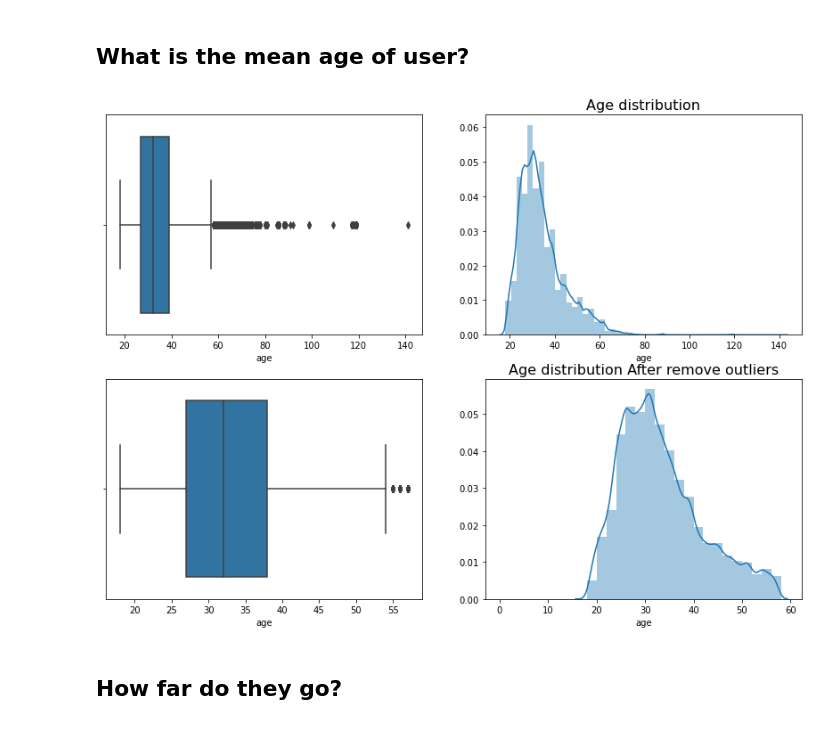
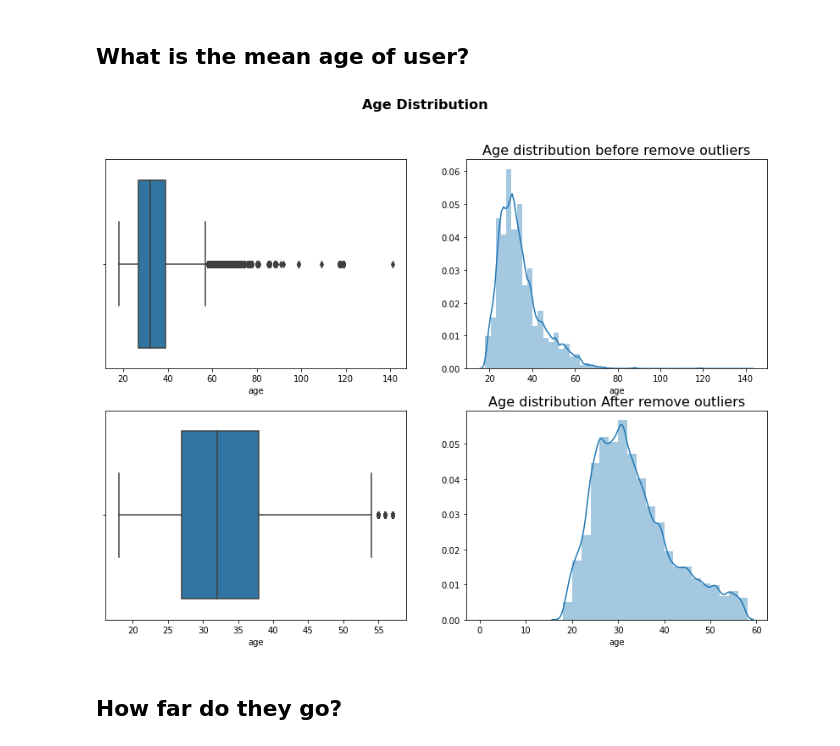
Before and after one commit to AhmedAdelDraz/bikeshare_visualization, a Jupyter notebook: exploration_template.ipynb, the cells around one changed output. Cells and saved outputs as stored; diff of their text form; code cells hidden in the pictures.

```diff
--- a/exploration_template.ipynb
+++ b/exploration_template.ipynb
@@ -51,18 +53,18 @@ df.member_birth_year = df.member_birth_year.astype(int)
 # %%
-def haversine_np(lon1, lat1, lon2, lat2):
+def haversine(longitude_1, latitude_1, longitude_2, latitude_2):
     """
     Calculate the great circle distance between two points
     on the earth (specified in decimal degrees)
     All args must be of equal length.
     """
-    lon1, lat1, lon2, lat2 = map(np.radians, [lon1, lat1, lon2, lat2])
-    dlon = lon2 - lon1
-    dlat = lat2 - lat1
-    a = np.sin(dlat/2.0)**2 + np.cos(lat1) * np.cos(lat2) * np.sin(dlon/2.0)**2
+    longitude_1, latitude_1, longitude_2, latitude_2 = map(np.radians, [longitude_1, latitude_1, longitude_2, latitude_2])
+    longitude_diff = longitude_2 - longitude_1
+    latitude_diff = latitude_2 - latitude_1
+    a = np.sin(latitude_diff/2.0)**2 + np.cos(latitude_1) * np.cos(latitude_2) * np.sin(longitude_diff/2.0)**2
     c = 2 * np.arcsin(np.sqrt(a))
-    m = 6367 * c * 1000
-    m = m.astype(int)
-    return m
+    distance = 6367 * c * 1000
+    distance = distance.astype(int)
+    return distance
 # %%
 def hour_style(x):
     if x >12:
@@ -95,7 +97,7 @@ Extract new features
 days = {0:'Monday',1:'Tuesday',2:'Wednesday',3:'Thursday',4:'Friday',5:'Saturday',6:'Sunday'}
 
 df['duration_min'] = df.duration_sec // 60
-df['distance_meter'] = haversine_np(df.start_station_longitude,df.start_station_latitude,\
+df['distance_meter'] = haversine(df.start_station_longitude,df.start_station_latitude,\
                              df.end_station_longitude,df.end_station_latitude)
 df['day'] = df['start_time'].dt.dayofweek
 df.day = df.day.apply(lambda x:days[x])
@@ -119,25 +121,26 @@ df.describe().T
 # %%
 df['age'] = 2019 - df.member_birth_year
 fig = plt.figure(figsize=(14,10))
+plt.suptitle('Age Distribution',fontsize=16,fontweight='bold')
 ax = fig.add_subplot(221)
 sns.boxplot(df.age,ax=ax)
 
 ax = fig.add_subplot(222)
 sns.distplot(df.age,ax=ax)
-plt.title('Age distribution',fontsize=16)
+plt.title('Age distribution before remove outliers',fontsize=16);
 
 # removing outliers
 df_1 = df.copy()
 df_1 = Interquartile(df_1,'age')
 ax = fig.add_subplot(223)
 sns.boxplot(df_1.age,ax=ax)
 
 bins = np.arange(0,df_1.age.max()+2,2)
 ax = fig.add_subplot(224)
 sns.distplot(df_1.age,bins=bins,ax=ax)
 plt.title('Age distribution After remove outliers',fontsize=16);
 # %% [output]
-[figure, old version]
+[figure, new version]
 # %% [markdown]
 ## **How far do they go?**
 # %%
```
Also changed, not shown: parts of 6 cells of this notebook, 1 other file.
